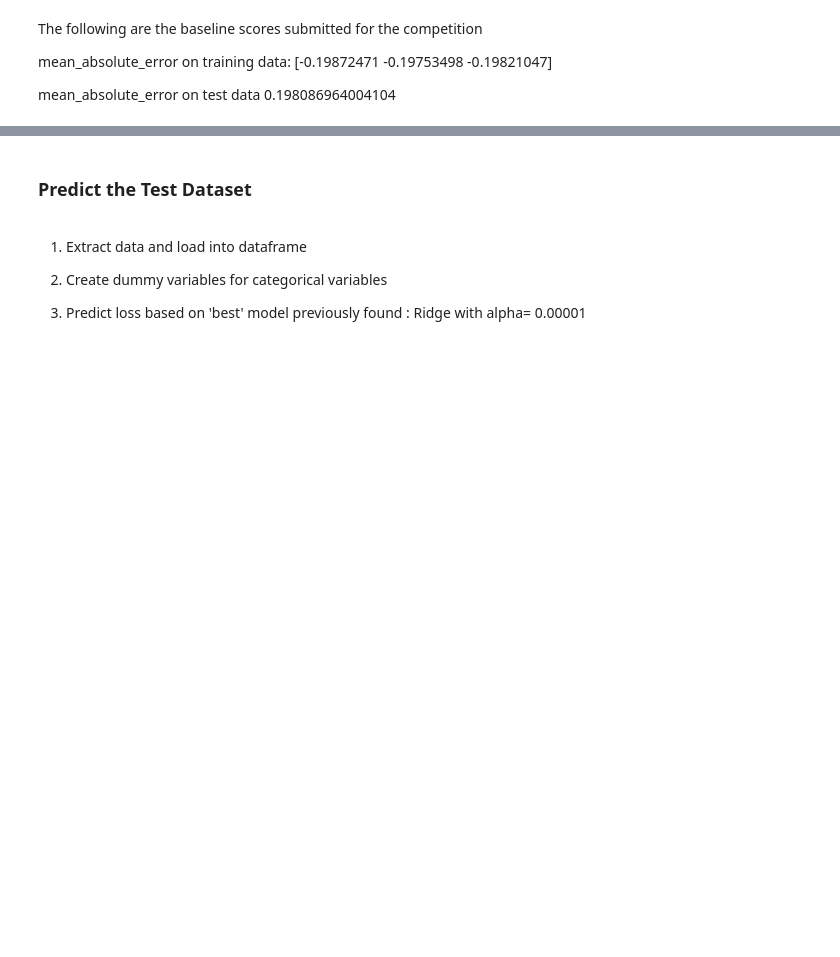
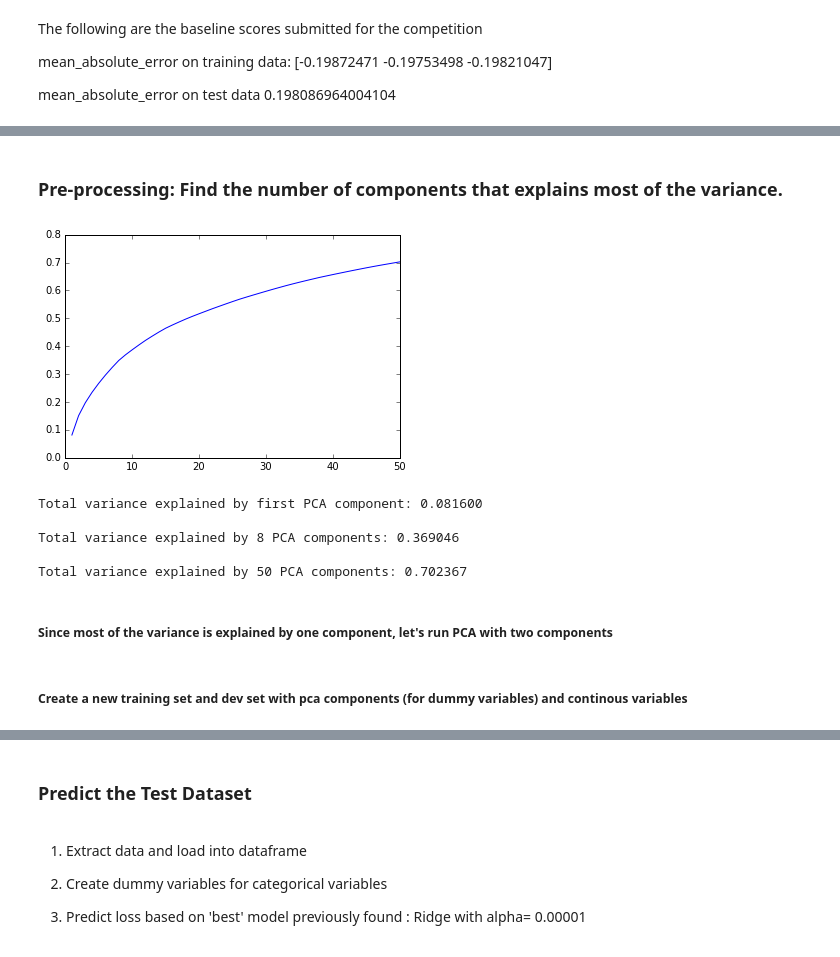
Before and after one commit to jtpdowns/AllstateChallenge, a Jupyter notebook: Allstate - Regression.ipynb, the cells around one changed output, grey strips where cells are left out. Saved outputs shown, nothing was run; the diff lists cells and outputs as text; code cells hidden in the pictures; blank space fills up the shorter version.

```diff
--- a/Allstate - Regression.ipynb
+++ b/Allstate - Regression.ipynb
@@ -176,0 +214,36 @@ mean_absolute_error on test data 0.198086964004104
+# %% [markdown]
+### Pre-processing: Find the number of components that explains most of the variance.
+# %%
+
+from sklearn.decomposition import PCA
+def P1():
+
+    pca = PCA(n_components=50)
+    pca.fit(X_train)
+    cum_vars=[]
+    components=[]
+    cumulative_var=0
+    for ii in range(len(pca.explained_variance_ratio_)):
+        cumulative_var+=pca.explained_variance_ratio_[ii]
+        cum_vars.append(cumulative_var)
+        components.append(ii+1)
+
+    plt.plot(components, cum_vars)
+    #plt.title('Total variance explained by first K components')
+    plt.show()
+    return cum_vars
+
+cum_vars=P1()
+
+print('Total variance explained by first PCA component: %0.6f \n' % cum_vars[0])
+print('Total variance explained by 8 PCA components: %0.6f \n' % cum_vars[8])
+print('Total variance explained by 50 PCA components: %0.6f \n' % cum_vars[49])
+# %% [output]
+[figure, added]
+Total variance explained by first PCA component: 0.081600
+
+Total variance explained by 8 PCA components: 0.369046
+
+Total variance explained by 50 PCA components: 0.702367
+# %% [markdown]
+##### Since most of the variance is explained by one component, let's run PCA with two components
@@ -176,0 +275,2 @@ mean_absolute_error on test data 0.198086964004104
+# %% [markdown]
+##### Create a new training set and dev set with pca components (for dummy variables) and continous variables
```
Also changed, not shown: parts of 23 cells of this notebook.
